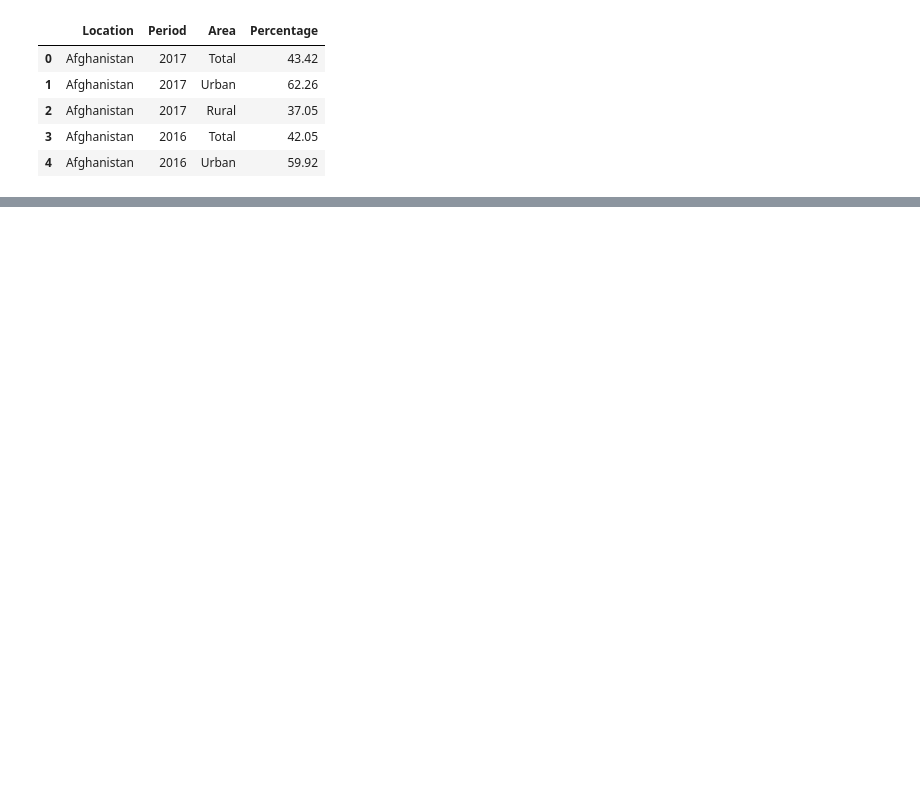
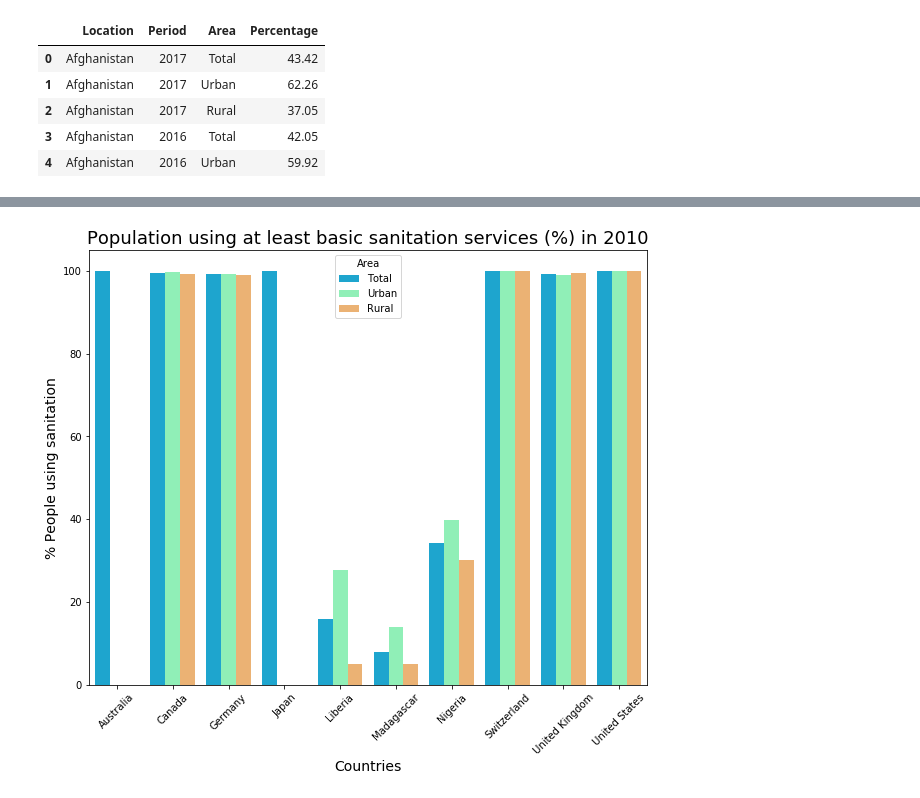
Before and after one commit to elstan-tmk/Life_expectancy_project, a Jupyter notebook: project_final.ipynb, the cells around one changed output, grey strips where cells are left out. Drawn from its saved outputs; the diff is of its cells as text; code cells hidden in the pictures; blank space fills up the shorter version.

```diff
--- a/project_final.ipynb
+++ b/project_final.ipynb
@@ -447,3 +595,22 @@ sani_df.head()
+# %%
+# Bar graph for Population using at least basic sanitation services (%) in 2010
+plt.figure(figsize=(10, 8))
+sns.barplot(x="Location",
+    y="Percentage",
+    hue = "Area",
+    data = sani_year_2010,
+    ci=None,
+    palette = ("rainbow"))
+
+plt.ylabel("% People using sanitation", size=14)
+plt.xlabel("Countries", size=14)
+plt.xticks(rotation = 45)
+plt.title("Population using at least basic sanitation services (%) in 2010", size=18)
+plt.savefig("My Project Images/ 2010 Population using sanitation.png",bbox_inches ="tight")
+
+plt.show()
+# %% [output]
+[figure, added]
 # %%
 # Plot multipe bar chart in matplotlib
 # https://stackoverflow.com/questions/14270391/python-matplotlib-multiple-bars
```
Also changed, not shown: parts of 15 cells of this notebook, 5 other files.
